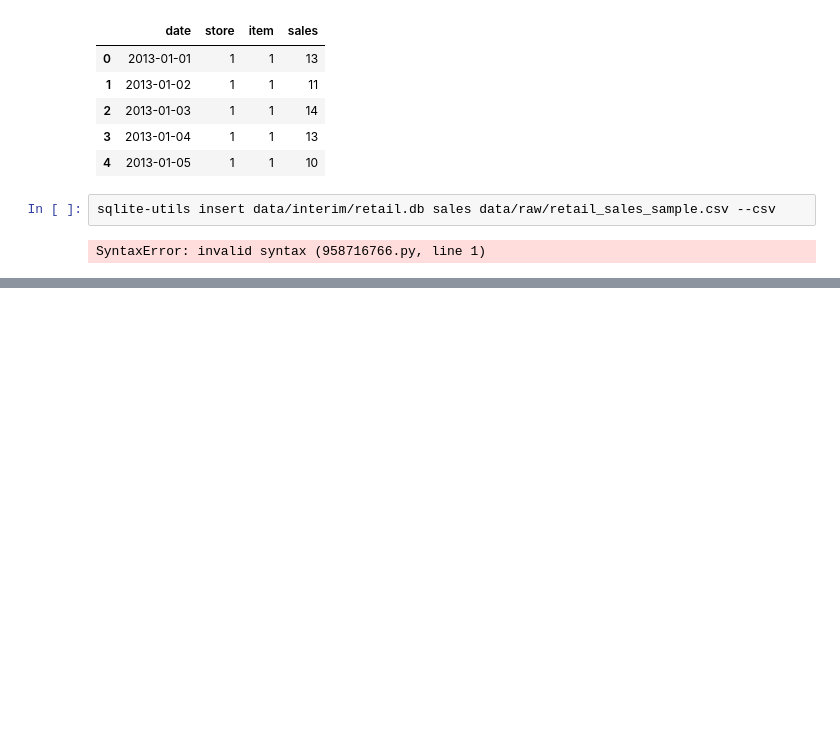
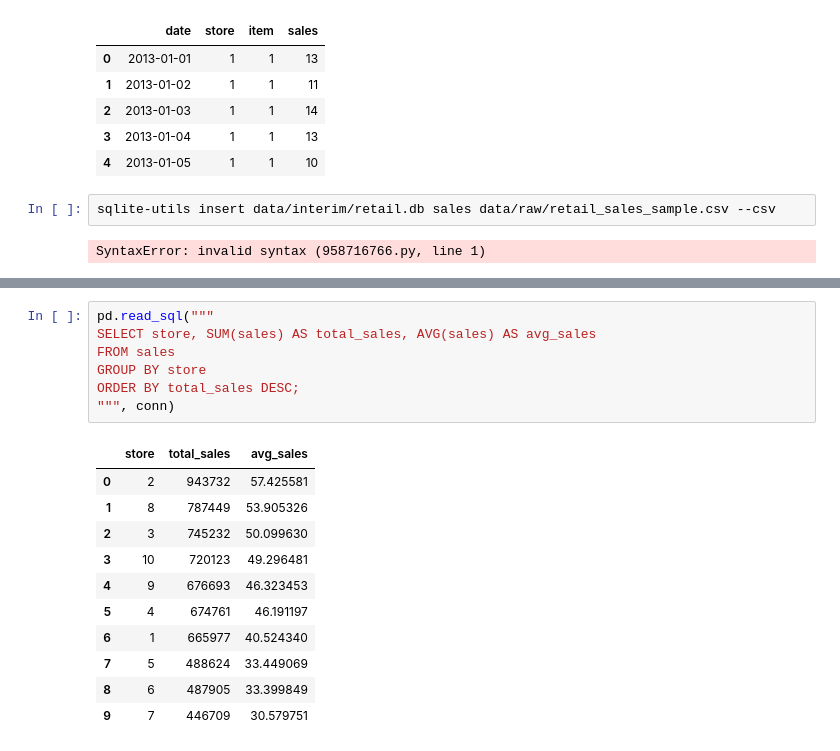
Before and after one commit to ProxyCode/retail-sales-analytics-portfolio, a Jupyter notebook: notebooks/01_sql_analysis.ipynb, the cells around one changed output, grey strips where cells are left out. Saved outputs shown, nothing was run; the diff lists cells and outputs as text; blank space fills up the shorter version.

```diff
--- a/notebooks/01_sql_analysis.ipynb
+++ b/notebooks/01_sql_analysis.ipynb
@@ -92,0 +165,19 @@ SyntaxError: invalid syntax (958716766.py, line 1)
+# %%
+pd.read_sql("""
+SELECT store, SUM(sales) AS total_sales, AVG(sales) AS avg_sales
+FROM sales
+GROUP BY store
+ORDER BY total_sales DESC;
+""", conn)
+# %% [output]
+|  | store | total_sales | avg_sales |
+| 0 | 2 | 943732 | 57.425581 |
+| 1 | 8 | 787449 | 53.905326 |
+| 2 | 3 | 745232 | 50.099630 |
+| 3 | 10 | 720123 | 49.296481 |
+| 4 | 9 | 676693 | 46.323453 |
+| 5 | 4 | 674761 | 46.191197 |
+| 6 | 1 | 665977 | 40.524340 |
+| 7 | 5 | 488624 | 33.449069 |
+| 8 | 6 | 487905 | 33.399849 |
+| 9 | 7 | 446709 | 30.579751 |
```
Also changed, not shown: parts of 9 cells of this notebook.
